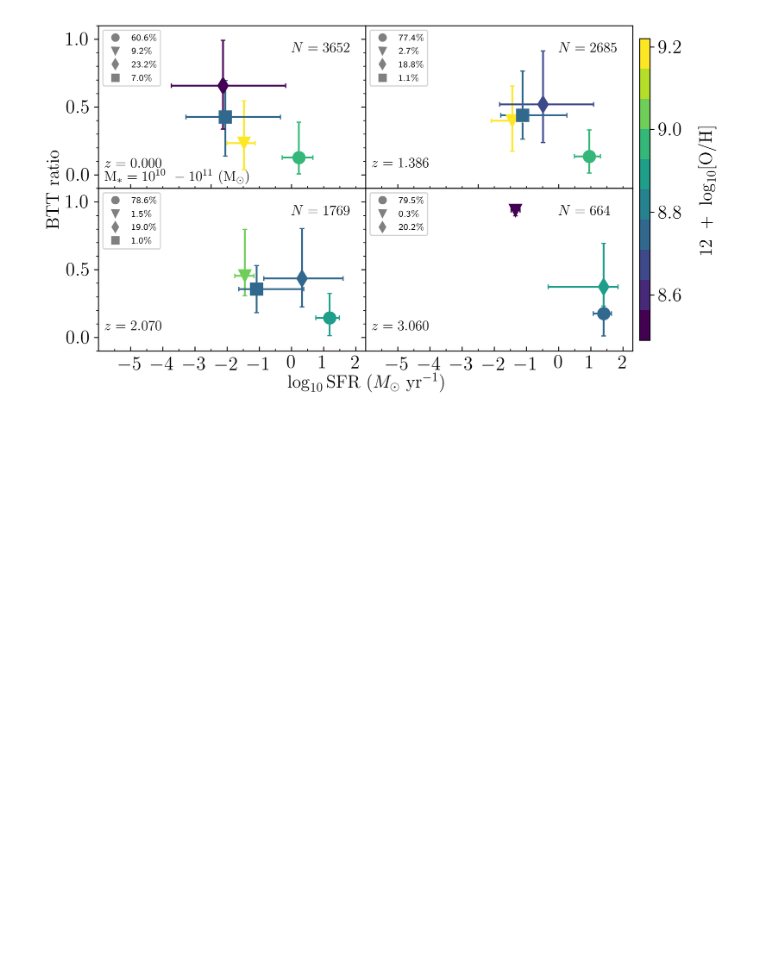
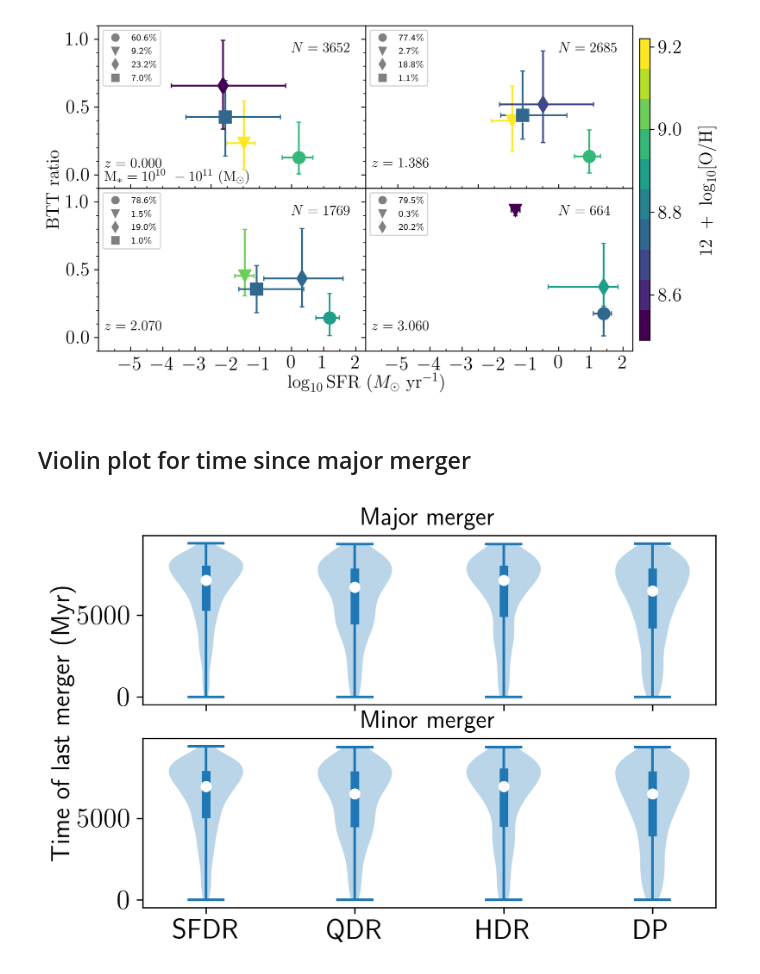
Before and after one commit to darrencroton/sage, a Jupyter notebook: analysis/dust-result.ipynb, the cells around one changed output. Cells and saved outputs as stored; diff of their text form; code cells hidden in the pictures; blank space fills up the shorter version.

```diff
--- a/analysis/dust-result.ipynb
+++ b/analysis/dust-result.ipynb
@@ -6884,3 +6857,80 @@ plt.savefig('plots/btt-sfr-evol-play2.png')
 # %% [output]
 8.49012 9.214486
 [figure]
+# %% [markdown]
+## Violin plot for time since major merger
+# %%
+#fig, ax = plt.subplots(111)
+w = np.where(G_history[0].StellarMass > 0)[0]
+stellarmass = G_history[0].StellarMass[w] * 1.e10 / Hubble_h
+allcolddust = G_history[0].ColdDust[w] * 1.e10 / Hubble_h
+allhotdust = G_history[0].HotDust[w] * 1.e10 / Hubble_h
+allsfr = np.log10(G_history[0].SfrDisk[w] + G_history[0].SfrBulge[w])
+all_lastmajor = G_history[0].TimeOfLastMajorMerger
+all_lastminor = G_history[0].TimeOfLastMinorMerger
+
+w = np.where((stellarmass > 1e9) & (stellarmass < 1e12))[0]
+colddust = allcolddust[w]/stellarmass[w]
+hotdust = allhotdust[w]/stellarmass[w]
+sfr = allsfr[w]
+lastmajor = all_lastmajor[w]
+lastminor = all_lastminor[w]
+
+
+#SFDR
+w = np.where((colddust > 1e-4) & (sfr > -1) & (lastmajor>0))[0]
+major_a = lastmajor[w]
+
+w = np.where((colddust > 1e-4) & (sfr > -1) & (lastminor>0))[0]
+minor_a = lastminor[w]
+
+#QDR
+w = np.where((colddust > 1e-4) & (sfr < -1) & (lastmajor>0))[0]
+major_b = lastmajor[w]
+
+w = np.where((colddust > 1e-4) & (sfr < -1) & (lastminor>0))[0]
+minor_b = lastminor[w]
+
+#HDR
+w = np.where((colddust < 1e-4) & (hotdust > 1e-4) & (lastmajor>0))[0]
+major_c = lastmajor[w]
+
+w = np.where((colddust < 1e-4) & (hotdust > 1e-4) & (lastminor>0))[0]
+minor_c = lastminor[w]
+
+#DP
+w = np.where((colddust< 1e-4) & (hotdust< 1e-4)& (lastmajor>0))[0]
+major_d = lastmajor[w]
+w = np.where((colddust< 1e-4) & (hotdust< 1e-4)& (lastminor>0))[0]
+minor_d = lastminor[w]
+
+fig, axes = plt.subplots(nrows=2, ncols=1)
+ax0, ax1 = axes.flatten()
+
+ax0.set_xticklabels([])
+major = [major_a, major_b, major_c, major_d]
+x = [1, 2, 3, 4]
+medians = [np.median(major_a), np.median(major_b), np.median(major_c), np.median(major_d)]
+q1 = [np.percentile(major_a, 25), np.percentile(major_b, 25), np.percentile(major_c, 25), np.percentile(major_d, 25)]
+q3 = [np.percentile(major_a, 75), np.percentile(major_b, 75), np.percentile(major_c, 75), np.percentile(major_d, 75)]
+
+ax0.violinplot(major, showmeans=False, showmedians=False)
+ax0.scatter(x, medians, marker='o', color='white', s=30, zorder=3)
+ax0.vlines(x, q1, q3, color=u'#1f77b4', lw=5)
+ax0.set_title('Major merger')
+
+minor = [minor_a, minor_b, minor_c, minor_d]
+medians = [np.median(minor_a), np.median(minor_b), np.median(minor_c), np.median(minor_d)]
+q1 = [np.percentile(minor_a, 25), np.percentile(minor_b, 25), np.percentile(minor_c, 25), np.percentile(minor_d, 25)]
+q3 = [np.percentile(minor_a, 75), np.percentile(minor_b, 75), np.percentile(minor_c, 75), np.percentile(minor_d, 75)]
+
+ax1.violinplot(minor, showmeans=False, showmedians=False)
+ax1.scatter(x, medians, marker='o', color='white', s=30, zorder=3)
+ax1.vlines(x, q1, q3, color=u'#1f77b4', lw=5)
+ax1.set_title('Minor merger')
+xticks([1, 2, 3, 4], ('SFDR', 'QDR', 'HDR', 'DP'))
+
+fig.text(0, 0.5, 'Time of last merger (Myr)', fontsize=15, va='center', rotation='vertical')
+savefig('plots/TimeOfLastMajorMerger.png', bbox_inches='tight')
+# %% [output]
+[figure, added]
```
Also changed, not shown: parts of 7 cells of this notebook.
